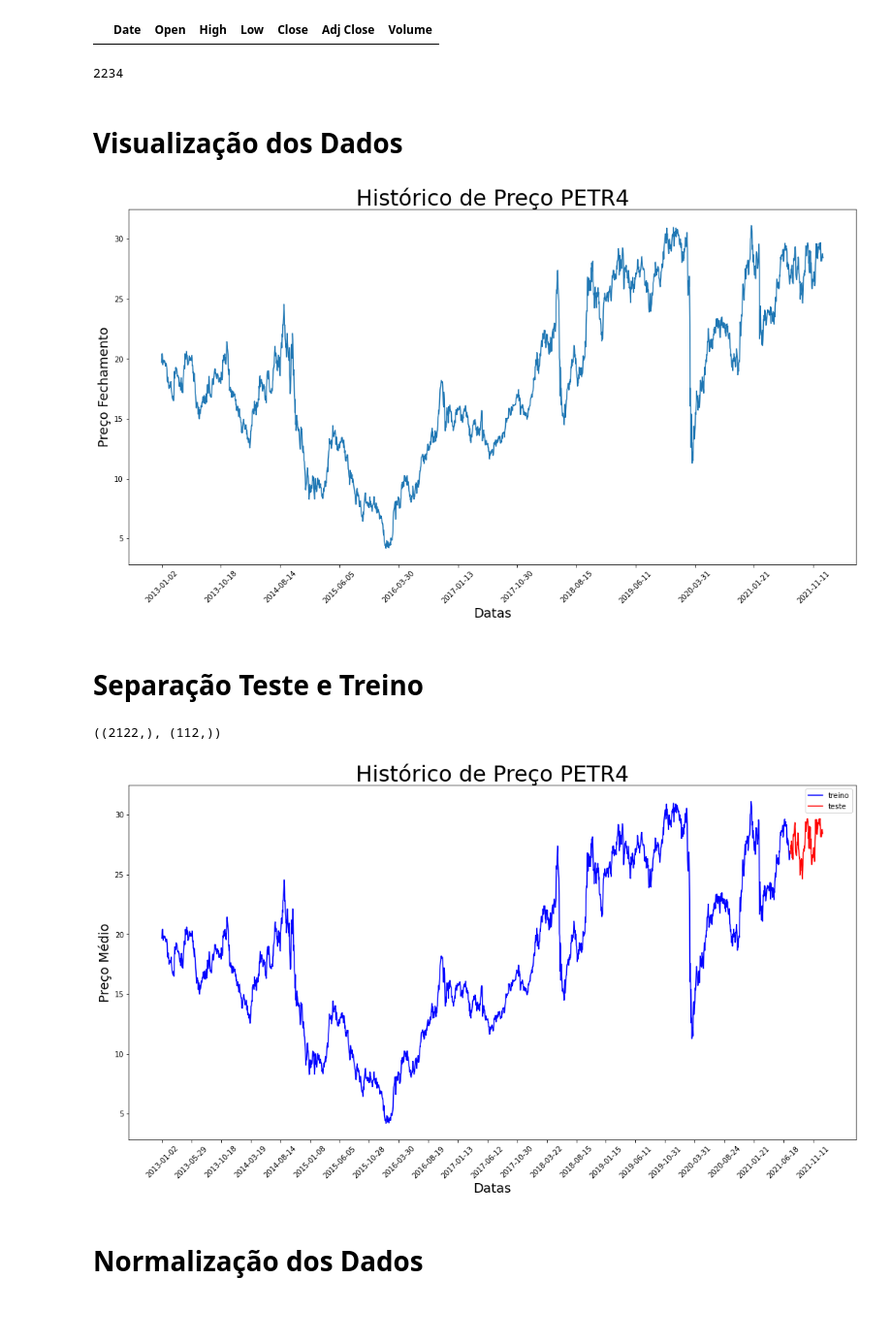
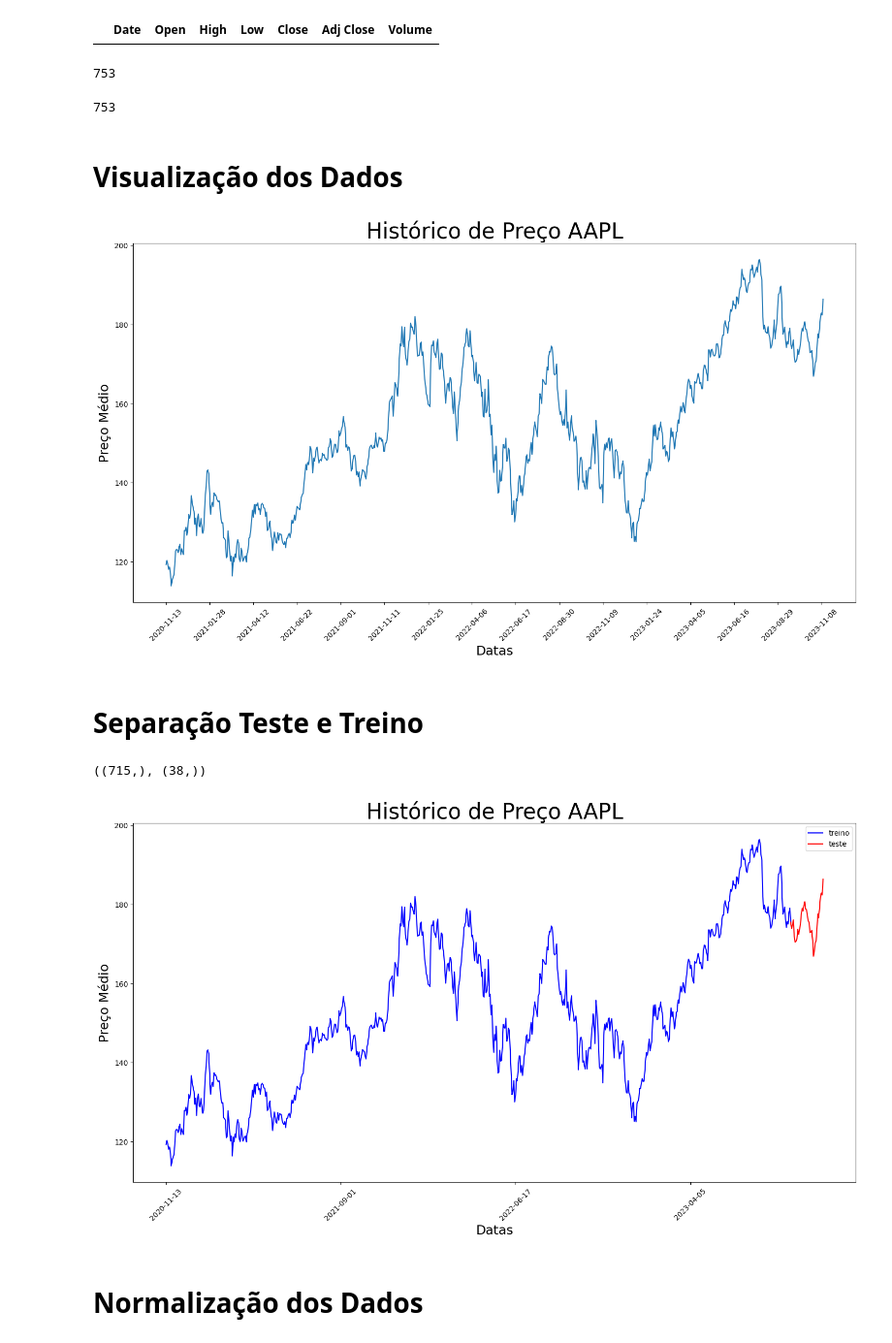
Before and after one commit to tauisilva/projeto-KDJ, a Jupyter notebook: Colab/Projeto_KDJ.ipynb, the cells around one changed output. Shown at 97% size. Saved outputs shown, nothing was run; the diff lists cells and outputs as text; code cells hidden in the pictures; blank space fills up the shorter version.

```diff
--- a/Colab/Projeto_KDJ.ipynb
+++ b/Colab/Projeto_KDJ.ipynb
@@ -4,8 +4,8 @@
 # Carregamento dos Dados
 # %%
 import pandas as pd
-df = pd.read_csv("PETR4.SA2.csv")
+df = pd.read_csv("/content/sample_data/AAPL.csv")
 
-df.head()
+df.tail()
 # %% [output]
 |  | Date | Open | High | Low | Close | Adj Close | Volume |
@@ -20,12 +20,16 @@ df.head()
 df[df.isna().any(axis=1)] #verifica qual linha é
 # %% [output]
 |  | Date | Open | High | Low | Close | Adj Close | Volume |
+# %%
+len(df)
+# %% [output]
+753
 # %%
 df = df.dropna()
 
 len(df)
 # %% [output]
-2234
+753
 # %%
 prices = df['Close']
 # %% [markdown]
@@ -35,15 +39,15 @@ import matplotlib.pyplot as plt
 
 plt.figure(figsize = (18,9))
 plt.plot(df['Close'])
-plt.xticks(range(0,df.shape[0],200), df['Date'].loc[::200], rotation=45)
+plt.xticks(range(0,df.shape[0],50), df['Date'].loc[::50], rotation=45)
 plt.xlabel('Datas', fontsize=18)
-plt.ylabel('Preço Fechamento', fontsize=18)
-plt.title("Histórico de Preço PETR4", fontsize=30)
+plt.ylabel('Preço Médio', fontsize=18)
+plt.title("Histórico de Preço AAPL", fontsize=30)
 plt.show()
 # %% [output]
-[figure, old version]
+[figure, new version]
 # %%
-days_time_step = 15
+days_time_step = 30
 # %% [markdown]
 # Separação Teste e Treino
 # %%
@@ -53,23 +57,23 @@ test_size = len(prices) - training_size
 train_data, input_data = np.array(prices[0:training_size]), np.array(prices[training_size - days_time_step:])
 test_data = np.array(prices[training_size:])
 
-train_data.shape, val_data.shape
+train_data.shape, test_data.shape
 # %% [output]
-((2122,), (112,))
+((715,), (38,))
 # %%
 import matplotlib.pyplot as plt
 
 plt.figure(figsize = (18,9))
 plt.plot(df['Close'].loc[0:train_data.shape[0]], color = 'blue', label = 'treino')
 plt.plot(df['Close'].loc[train_data.shape[0]:], color = 'red', label = 'teste')
-plt.xticks(range(0,df.shape[0],100), df['Date'].loc[::100], rotation=45)
+plt.xticks(range(0,df.shape[0],200), df['Date'].loc[::200], rotation=45)
 plt.xlabel('Datas', fontsize=18)
 plt.ylabel('Preço Médio', fontsize=18)
-plt.title("Histórico de Preço PETR4", fontsize=30)
+plt.title("Histórico de Preço AAPL", fontsize=30)
 plt.legend()
 plt.show()
 # %% [output]
-[figure, old version]
+[figure, new version]
 # %% [markdown]
 # Normalização dos Dados
 # %%
```
Also changed, not shown: parts of 16 cells of this notebook, 8 other files.
